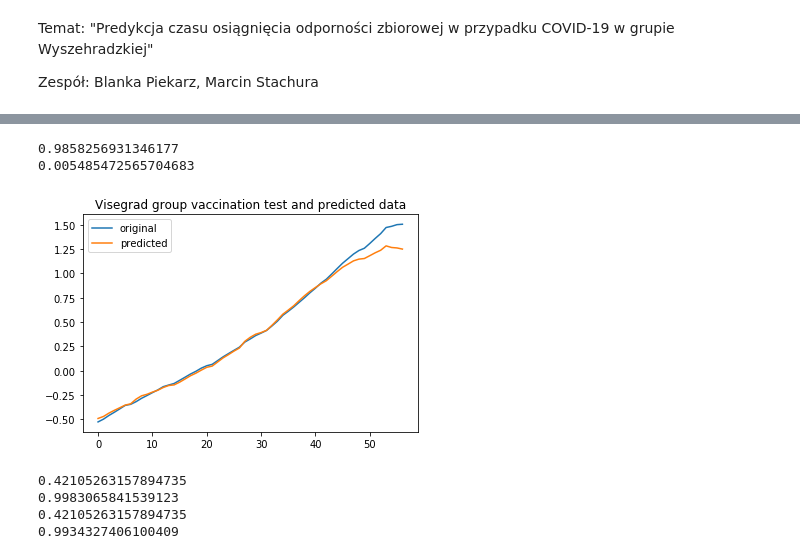
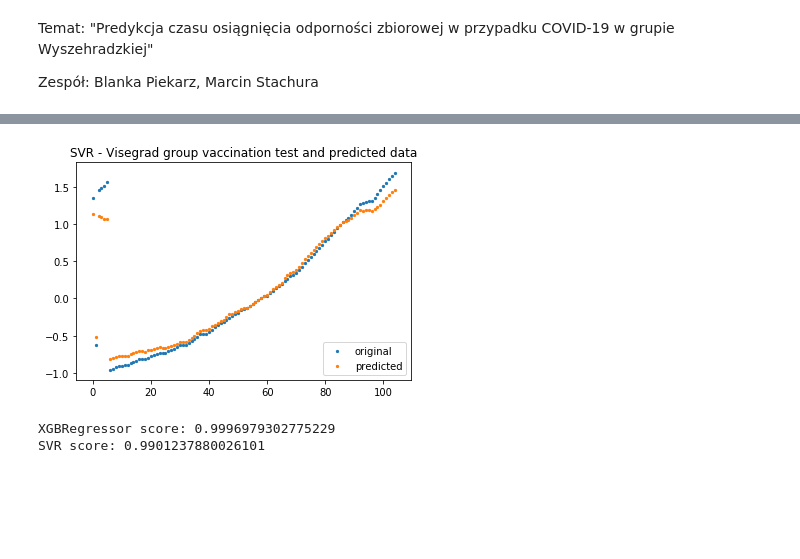
Before and after one commit to cinekpl97/knowledge-discovery-methods-vaccination-prediction, a Jupyter notebook: covid_vaccination.ipynb, the cells around one changed output, grey strips where cells are left out. Drawn from its saved outputs; the diff is of its cells as text; code cells hidden in the pictures; blank space fills up the shorter version.

```diff
--- a/covid_vaccination.ipynb
+++ b/covid_vaccination.ipynb
@@ -25,7 +25,7 @@ for i in range(0,len(df_population)):
     data.loc[data['country'] == df_population.loc[i, 'Country Name'], 'population'] = df_population.loc[i, '2019']
 
 #  ---- VISEGRAD STATISTICS / FILL NaN -----
-visegrad_countries = ['Poland', 'Czech Republic', 'Hungary', 'Slovakia']
+visegrad_countries = ['Austria', 'Bulgaria', 'Czech Republic', 'Hungary', 'Poland', 'Slovakia']
 visegrad_data = data[data['country'].isin(visegrad_countries)]
 for i in range(0, len(visegrad_countries)):
     visegrad_data.loc[visegrad_data['country'] == visegrad_countries[i], 'country'] = i
@@ -34,7 +34,6 @@ visegrad_data = visegrad_data.reset_index(drop=True)
 
 import datetime as dt
 visegrad_data['date'] = pd.to_datetime(visegrad_data['date'])
-# visegrad_data['date'] = visegrad_data['date'].map(dt.datetime.toordinal)
 
 date_column = visegrad_data['date'].copy()
 country_column = visegrad_data['country'].copy()
@@ -112,10 +112,6 @@ X_train, X_test, y_train, y_test = train_test_split(X,y, test_size=0.2, random_s
 # %%
-from sklearn.metrics import mean_squared_error
 from xgboost import XGBRegressor
-model = XGBRegressor(objective="reg:squarederror", n_estimators=100)
-model.fit(X_train, y_train)
-score = model.score(X_test, y_test)
-print(score)
-y_pred = model.predict(X_test)
-mse = mean_squared_error(y_test, y_pred)
-print(mse)
+
+xgb_clf = XGBRegressor(objective="reg:squarederror", n_estimators=100)
+xgb_clf.fit(X_train, y_train)
+y_pred_xgb = xgb_clf.predict(X_test)
@@ -134,62 +126,32 @@ plt.show()
 # %%
 from sklearn.svm import SVR
-svr = SVR()
-svr.fit(X_train, y_train)
-print(svr.score(X_test, y_test))
-y_pred_svr = svr.predict(X_test)
-x_ax = range(len(y_test))
-mse = mean_squared_error(y_test, y_pred_svr)
-print(mse)
+
+svr_clf = SVR()
+svr_clf.fit(X_train, y_train)
+y_pred_svr = svr_clf.predict(X_test)
-# %% [output]
-0.9858256931346177
-0.005485472565704683
 # %%
-
-plt.plot(x_ax, y_test, label="original")
-plt.plot(x_ax, y_pred_svr, label="predicted")
-plt.title("Visegrad group vaccination test and predicted data")
+plt.scatter(x_ax, y_test, s=5, label="original")
+plt.scatter(x_ax, y_pred_svr, s=5, label="predicted")
+plt.title("SVR - Visegrad group vaccination test and predicted data")
 plt.legend()
 plt.show()
 # %% [output]
-[figure, old version]
+[figure, new version]
 # %%
-import math
-def accuracy(actual, predicted):
-    """accuracy = (tp + tn) / ts
-
-    , where:
-
-        ts - Total Samples
-        tp - True Positives
-        tn - True Negatives
-    """
-    return (actual == predicted).sum() / float(len(actual))
-
-def get_r2(x, y):
+def get_r2_score(x, y):
     zx = (x-np.mean(x))/np.std(x, ddof=1)
     zy = (y-np.mean(y))/np.std(y, ddof=1)
     r = np.sum(zx*zy)/(len(x)-1)
     return r**2
 
-y_prediction = np.reshape(y_pred, (y_pred.shape[0], -1))
-actual    = (np.array(y_test) == 2)
-predicted = (np.array(y_prediction) < 0.5)
-print(accuracy(actual, predicted))
+y_prediction_xgb = np.reshape(y_pred_xgb, (y_pred_xgb.shape[0], -1))
+y_prediction_svr = np.reshape(y_pred_svr, (y_pred_svr.shape[0], -1))
 
+r2_score_xgb = get_r2_score(y_test, y_prediction_xgb)
+r2_score_svr = get_r2_score(y_test, y_prediction_svr)
 
-
-print(get_r2(y_test, y_prediction))
-
-y_prediction_svr = np.reshape(y_pred_svr, (y_pred_svr.shape[0], -1))
-actual    = (np.array(y_test) == 2)
-predicted_svr = (np.array(y_prediction_svr) < 0.5)
-print(accuracy(actual, predicted_svr))
-
-
-
-print(get_r2(y_test, y_prediction_svr))
+print(f'XGBRegressor score: {r2_score_xgb}')
+print(f'SVR score: {r2_score_svr}')
 # %% [output]
-0.42105263157894735
-0.9983065841539123
-0.42105263157894735
-0.9934327406100409
+XGBRegressor score: 0.9996979302775229
+SVR score: 0.9901237880026101
```
Also changed, not shown: parts of 18 cells of this notebook.
